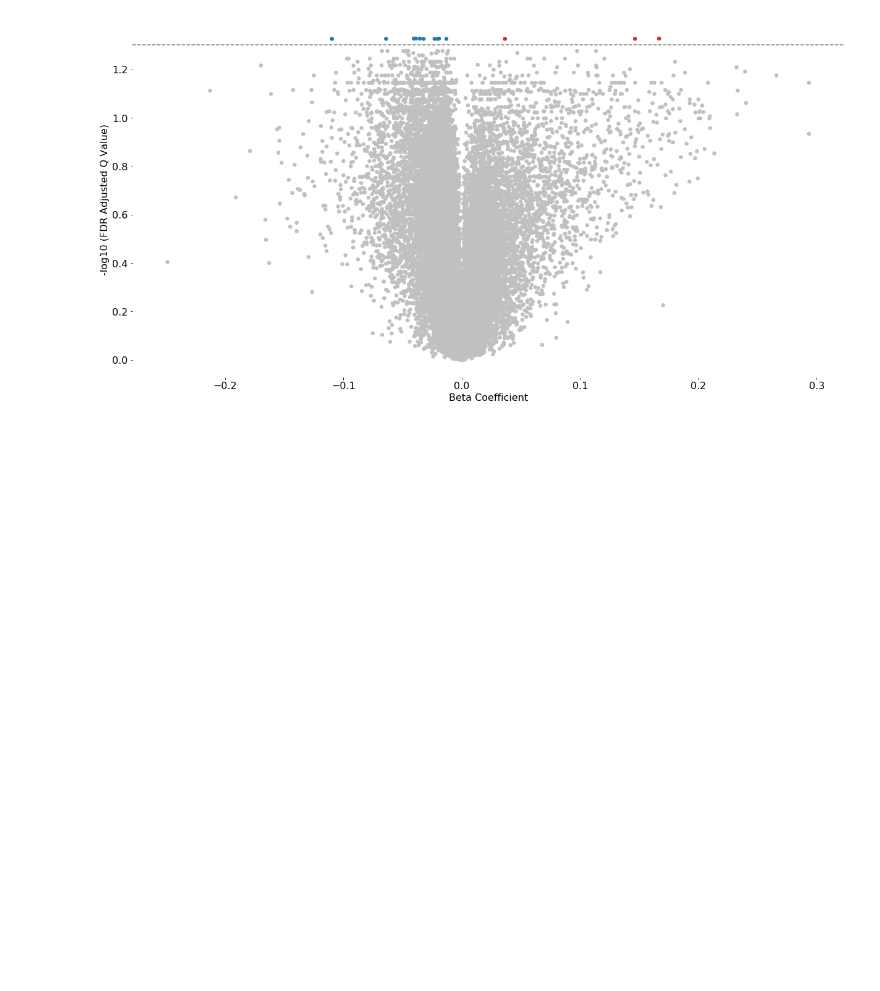
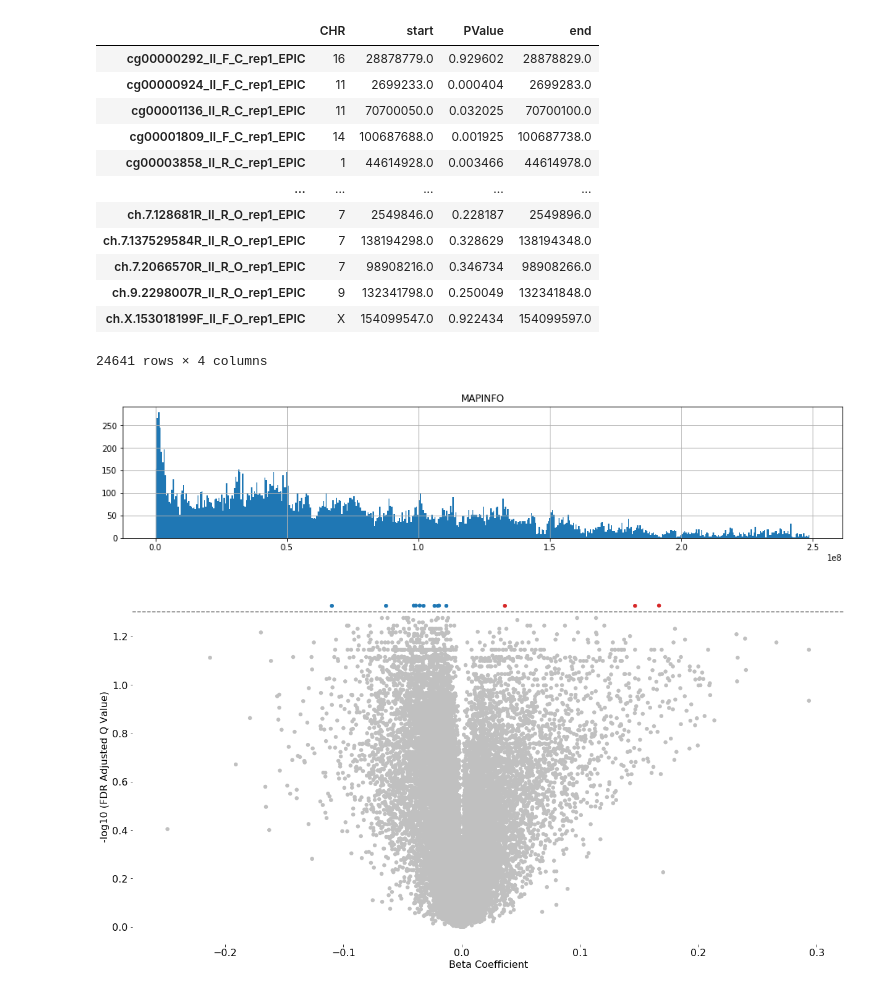
Before and after one commit to FoxoTech/methylize, a Jupyter notebook: docs/research_notebooks/methylize diff_meth_pos debugging-v0.9.8-2021-09-29.ipynb, the cells around one changed output. Drawn from its saved outputs; the diff is of its cells as text; code cells hidden in the pictures; blank space fills up the shorter version.

```diff
--- a/docs/research_notebooks/methylize diff_meth_pos debugging-v0.9.8-2021-09-29.ipynb
+++ b/docs/research_notebooks/methylize diff_meth_pos debugging-v0.9.8-2021-09-29.ipynb
@@ -6,3 +6,11 @@ from pathlib import Path
 betas = pd.read_pickle(Path('/Volumes/LEGX/P64/Project_064_test/beta_values.pkl'))
 sample = betas.sample(30000)
 pheno0 = [1,1,0,0,1,1,0,0]
+# %%
+import methylprep
+import methylcheck
+array_type = methylcheck.detect_array(betas, returns='name', on_lambda=False)
+print(array_type)
+manifest = methylprep.Manifest(methylprep.ArrayType(array_type))
+m = betas.sample(10000)
+len( m[ m.index.isin( manifest.data_frame.index ) ] )
@@ -13,5 +288,29 @@ WARNING:methylize.diff_meth_pos:Dropped 5165 probes with missing values from all
 INFO:methylize.diff_meth_pos:using statsmodels.OLS
 Warning: meth_data was transposed: (8, 30000)
+# %%
+#! comb-p pipeline -c 4 --seed 1e-3 --dist 300 -p $OUT_PREFIX --region-filter-p 0.1 --anno mm9 $PVALS
+CHR = manifest.data_frame[['CHR','MAPINFO']].astype({'CHR':str, 'MAPINFO':float})
+combtest = pd.merge( CHR, stats[['PValue']],
+                    left_index=True, right_index=True, how='inner')
+combtest[['MAPINFO']].hist(bins=500, figsize=(16,3))
+combtest['end'] = combtest['MAPINFO'] + 50
+combtest = combtest.rename(columns={'MAPINFO': 'start'})
+combtest
+# %% [output]
+|  | CHR | start | PValue | end |
+| cg00000292_II_F_C_rep1_EPIC | 16 | 28878779.0 | 0.929602 | 28878829.0 |
+| cg00000924_II_F_C_rep1_EPIC | 11 | 2699233.0 | 0.000404 | 2699283.0 |
+| cg00001136_II_R_C_rep1_EPIC | 11 | 70700050.0 | 0.032025 | 70700100.0 |
+| cg00001809_II_F_C_rep1_EPIC | 14 | 100687688.0 | 0.001925 | 100687738.0 |
+| cg00003858_II_R_C_rep1_EPIC | 1 | 44614928.0 | 0.003466 | 44614978.0 |
+| ... | ... | ... | ... | ... |
+| ch.7.128681R_II_R_O_rep1_EPIC | 7 | 2549846.0 | 0.228187 | 2549896.0 |
+| ch.7.137529584R_II_R_O_rep1_EPIC | 7 | 138194298.0 | 0.328629 | 138194348.0 |
+| ch.7.2066570R_II_R_O_rep1_EPIC | 7 | 98908216.0 | 0.346734 | 98908266.0 |
+| ch.9.2298007R_II_R_O_rep1_EPIC | 9 | 132341798.0 | 0.250049 | 132341848.0 |
+| ch.X.153018199F_II_F_O_rep1_EPIC | X | 154099547.0 | 0.922434 | 154099597.0 |
+24641 rows × 4 columns
+[figure, added]
 # %%
 methylize.volcano_plot(stats)
 # %% [output]
```
Also changed, not shown: parts of 8 cells of this notebook, 6 other files.
